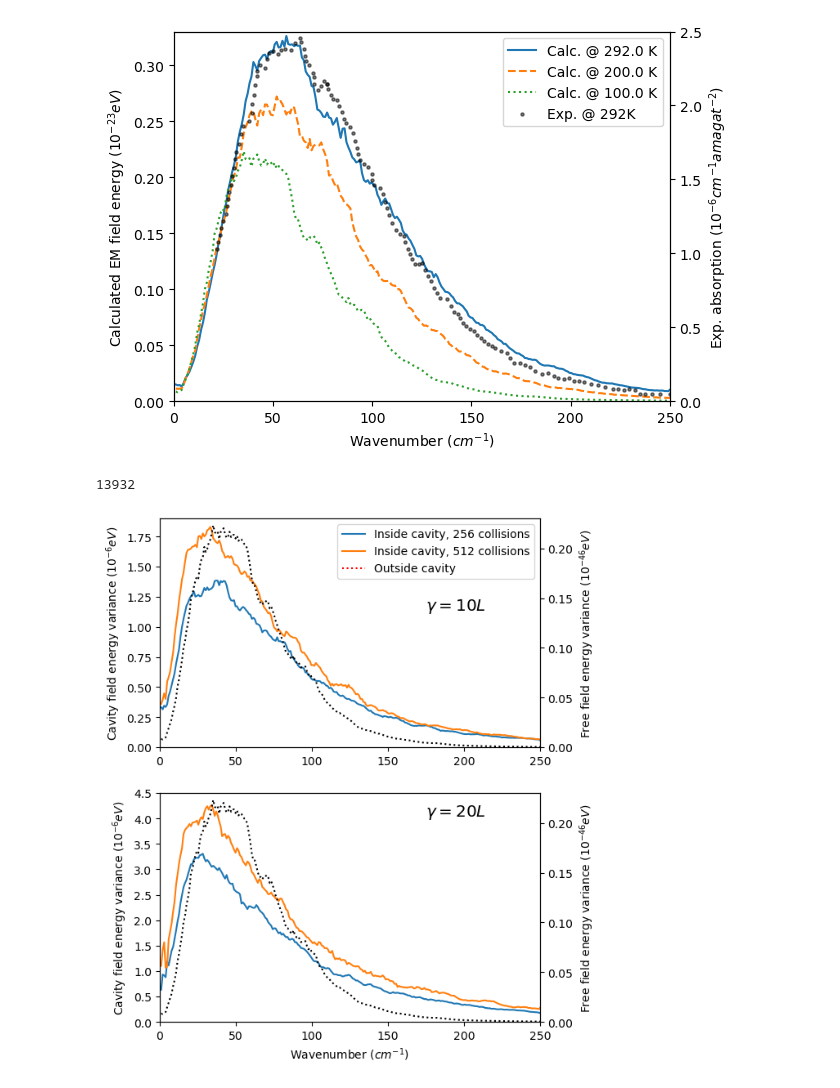
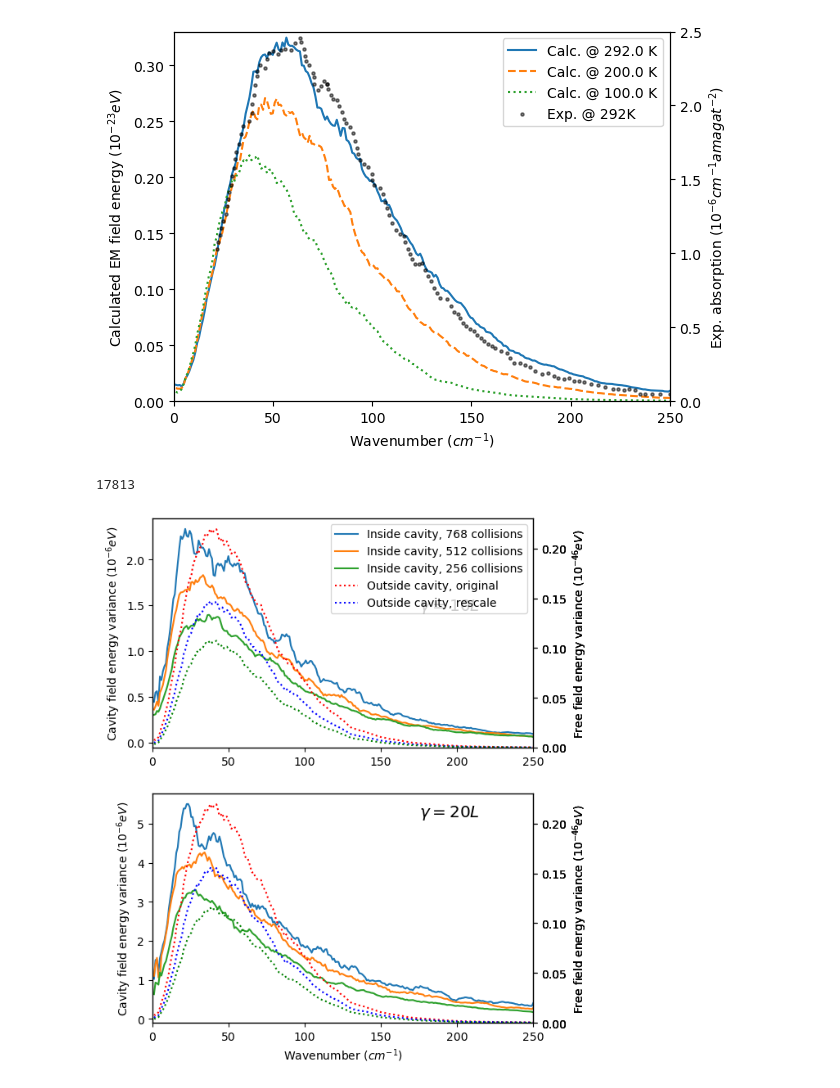
Before and after one commit to RibeiroGroup/Molecular-Dynamics-for-CIS, a Jupyter notebook: src/analyze_monte_carlo.ipynb, the cells around one changed output. Saved outputs shown, nothing was run; the diff lists cells and outputs as text; code cells hidden in the pictures.

```diff
--- a/src/analyze_monte_carlo.ipynb
+++ b/src/analyze_monte_carlo.ipynb
@@ -38,7 +38,7 @@ linestyle_list = ["solid", "dashed", "dotted","dashdot"]
 scatter_list = ["o", "^","v"]
 
 ROOT = os.path.expanduser('~/OneDrive - Emory/Research Data/mm_polariton/pickle_jar/')
-ROOT2 = ROOT # 'pickle_jar/'#
+ROOT2 = 'pickle_jar/'# ROOT #
 
 # define lists of temperature
 temperature_list = ['292.0', '200.0', '100.0']
@@ -262,7 +262,7 @@ ax.set_xlabel(r"Wavenumber $(cm^{-1})$")
 
 fig.savefig(fig_root + "free_spectrum.jpeg",dpi = 600, bbox_inches = 'tight')
 # %% [output]
-[figure, old version]
+[figure, new version]
 # %%
 for i, (temp, cavityfield_result_path) in enumerate(CAVITYFIELD_RESULT_768b_DICT.items()):
     print(temp)
@@ -370,12 +380,15 @@ For simulation
 """
 
 foo = {
+    '768':CAVITYFIELD_RESULT_768b_DICT,
+    '512':CAVITYFIELD_RESULT_512b_DICT,
     '256':CAVITYFIELD_RESULT_256b_DICT,
-    '512':CAVITYFIELD_RESULT_512b_DICT,
-    #'768':CAVITYFIELD_RESULT_768b_DICT
 }
+limit = {'256':40, '512':20, '768':15}
+colors = ['r', 'b', 'g']
 
 fig,ax = plt.subplots(2, figsize = (6,8))
+max_r = {}
 
 for f_, (no_collision, result_dict) in enumerate(foo.items()):
     for i, (temp, cavityfield_result_path) in enumerate(result_dict.items()):
@@ -404,52 +417,57 @@ for f_, (no_collision, result_dict) in enumerate(foo.items()):
             del result_dict
 
             n_pickle += 1
-            if n_pickle > 40: break
+            if n_pickle > limit[no_collision]: break
 
         rad_profile = np.mean(rad_profile, axis = 0)
         rad_profile *= 1e3
         o, f = moving_average(omega_profile, rad_profile, w = 10)
         ax[i].plot(o, f, label = 'Inside cavity, {} collisions'.format(no_collision))
         # to here for rad profile - end of copy
 
         ####
         if f_ == 0:
+            max_r.update({i:np.max(rad_profile)})
 
-            ax[i].set_xlim(0, 250)
+        ax[i].set_xlim(0, 250)
 
-            tax = ax[i].twinx()
-            tax.plot(
-                omega_profile100, rad_profile100,
-                linestyle = linestyle_list[2], color= 'black'
-            )
-            tax.set_xlim(0, 250)
-            tax.set_ylim(0, 0.23)
+        tax = ax[i].twinx()
+        tax.plot(
+            omega_profile100, rad_profile100 * (np.max(rad_profile)/ max_r[i]),
+            linestyle = linestyle_list[2], c = colors[f_]
+        )
+        tax.set_xlim(0, 250)
+        tax.set_ylim(0, 0.23)
 
-            ax[i].set_ylabel(r"Cavity field energy variance ($10^{-6} eV$)")
-            tax.set_ylabel(r"Free field energy variance ($10^{-46} eV$)")
+        ax[i].set_ylabel(r"Cavity field energy variance ($10^{-6} eV$)")
+        tax.set_ylabel(r"Free field energy variance ($10^{-46} eV$)")
 
 ax[0].plot(
-    [], [], label = "Outside cavity" ,
-    linestyle = linestyle_list[2],color='r'
+    [], [], label = "Outside cavity, original" ,
+    linestyle = linestyle_list[2],color=colors[0]
+)
+ax[0].plot(
+    [], [], label = "Outside cavity, rescale" ,
+    linestyle = linestyle_list[2],color=colors[1]
 )
 
-ax[0].set_ylim(0, 1.9)
-ax[1].set_ylim(0, 4.5)
+#ax[0].set_ylim(0, 1.9)
+#ax[1].set_ylim(0, 4.5)
 
 ax[1].set_xlabel(r'Wavenumber ($cm^{-1}$)')
 
 ax[0].annotate(r'$\gamma = 10L$',xy = (0.7,0.6), xycoords = 'axes fraction', fontsize = 'x-large')
 ax[1].annotate(r'$\gamma = 20L$',xy = (0.7,0.9), xycoords = 'axes fraction', fontsize = 'x-large')
 
 #ax[0].legend(loc='lower center', bbox_to_anchor=(0.5, 1.0), ncol=2)
 ax[0].legend()
 
-fig.savefig(fig_root + "boltzmann_cavity_spectrum.jpeg",dpi = 600,bbox_inches = 'tight')
+fig.savefig(fig_root + "boltzmann_cavity_spectrum_.jpeg",dpi = 600,bbox_inches = 'tight')
 
 gc.collect()
 # %% [output]
-13932
+17813
-[figure, old version]
+[figure, new version]
 # %%
 ##################################
 # HISTOGRAM OF COLLISION TIME    #
```
Also changed, not shown: parts of 8 cells of this notebook, 4 other files.
